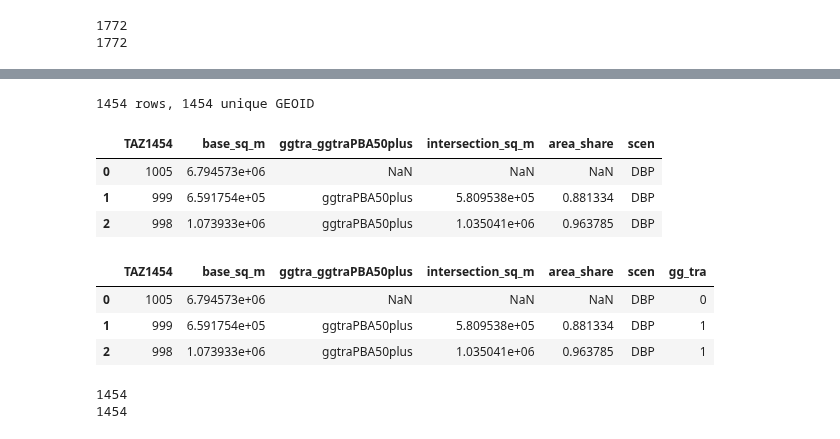
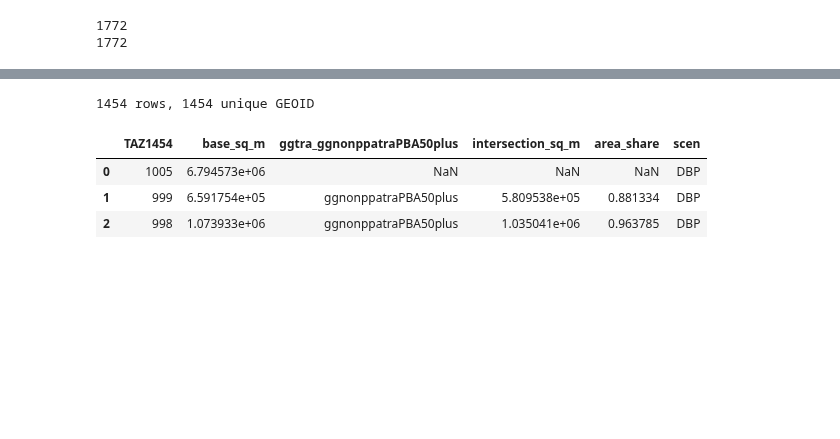
Before and after one commit to BayAreaMetro/travel-model-one, a Jupyter notebook: utilities/taz-data-builder/build_TAZ1454_TRACT20_crosswalks.ipynb, the cells around one changed output, grey strips where cells are left out. Saved outputs shown, nothing was run; the diff lists cells and outputs as text; code cells hidden in the pictures; blank space fills up the shorter version.

```diff
--- a/utilities/taz-data-builder/build_TAZ1454_TRACT20_crosswalks.ipynb
+++ b/utilities/taz-data-builder/build_TAZ1454_TRACT20_crosswalks.ipynb
@@ -276,31 +262,15 @@ taz_ggPBA50plus[['TAZ1454', 'growth_geo', 'scen']].to_csv(os.path.join(final_dir
 # %%
 ## TAZ - TRA (within GG)
 # load interim file
-taz_ggtraPBA50plus = pd.read_csv(os.path.join(interim_dir, 'TAZ1454_ggtraPBA50plus_crosswalk_DBP.csv'))
+taz_ggtraPBA50plus = pd.read_csv(os.path.join(interim_dir, 'TAZ1454_ggnonppatraPBA50plus_crosswalk_DBP.csv'))
 print('{} rows, {} unique GEOID'.format(taz_ggtraPBA50plus.shape[0], taz_ggtraPBA50plus['TAZ1454'].nunique()))
 display(taz_ggtraPBA50plus.head(3))
-
-# create additional fields
-taz_ggtraPBA50plus['gg_tra'] = 0
-taz_ggtraPBA50plus.loc[taz_ggtraPBA50plus['ggtra_ggtraPBA50plus'] == 'ggtraPBA50plus', 'gg_tra'] = 1
-display(taz_ggtraPBA50plus.head(3))
-
-## write out
-print(taz_ggtraPBA50plus.shape[0])
-print(taz_ggtraPBA50plus['TAZ1454'].nunique())
-taz_ggtraPBA50plus[['TAZ1454', 'gg_tra', 'scen']].to_csv(os.path.join(final_dir, 'taz1454_ggtraPBA50plus_{}.csv'.format(today)), index=False)
 # %% [output]
 1454 rows, 1454 unique GEOID
-|  | TAZ1454 | base_sq_m | ggtra_ggtraPBA50plus | intersection_sq_m | area_share | scen |
+|  | TAZ1454 | base_sq_m | ggtra_ggnonppatraPBA50plus | intersection_sq_m | area_share | scen |
 | 0 | 1005 | 6.794573e+06 | NaN | NaN | NaN | DBP |
-| 1 | 999 | 6.591754e+05 | ggtraPBA50plus | 5.809538e+05 | 0.881334 | DBP |
-| 2 | 998 | 1.073933e+06 | ggtraPBA50plus | 1.035041e+06 | 0.963785 | DBP |
+| 1 | 999 | 6.591754e+05 | ggnonppatraPBA50plus | 5.809538e+05 | 0.881334 | DBP |
+| 2 | 998 | 1.073933e+06 | ggnonppatraPBA50plus | 1.035041e+06 | 0.963785 | DBP |
-|  | TAZ1454 | base_sq_m | ggtra_ggtraPBA50plus | intersection_sq_m | area_share | scen | gg_tra |
-| 0 | 1005 | 6.794573e+06 | NaN | NaN | NaN | DBP | 0 |
-| 1 | 999 | 6.591754e+05 | ggtraPBA50plus | 5.809538e+05 | 0.881334 | DBP | 1 |
-| 2 | 998 | 1.073933e+06 | ggtraPBA50plus | 1.035041e+06 | 0.963785 | DBP | 1 |
-1454
-1454
 # %%
 # create data needed for travel model Parking Pricing strategy
 
```
Also changed, not shown: parts of 6 cells of this notebook.
